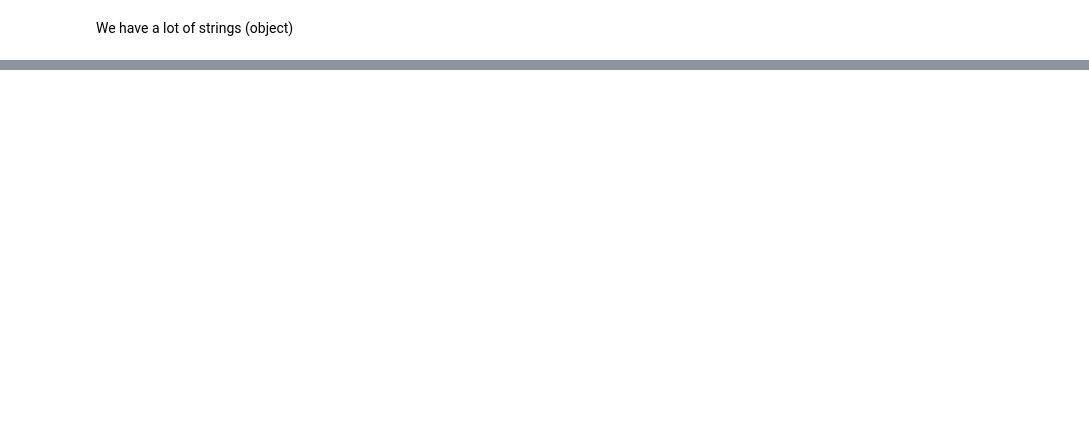
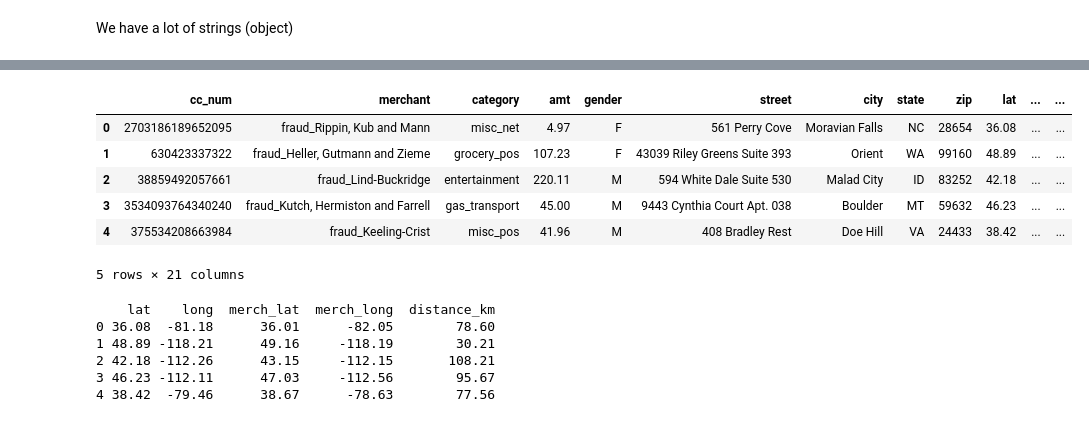
Before and after one commit to MarcGerais/DIA_ML, a Jupyter notebook: Project_Preprocess.ipynb, the cells around one changed output, grey strips where cells are left out. Drawn from its saved outputs; the diff is of its cells as text; code cells hidden in the pictures; blank space fills up the shorter version.

```diff
--- a/Project_Preprocess.ipynb
+++ b/Project_Preprocess.ipynb
@@ -66,7 +61,3 @@ from datetime import datetime
 df["dob"] = pd.to_datetime(df["dob"])
 df["age"] = (pd.Timestamp("2020-01-01") - df["dob"]).dt.days // 365
 df = df.drop(columns=["dob"])
-# %%
-pd.set_option('display.float_format', '{:.2f}'.format)
-df_val_num = df[["amt","city_pop","age"]]
-df_val_num.describe()
@@ -82,0 +82,25 @@ df_val_num.describe()
+# %%
+import plotly.express as px
+
+
+if 'month' not in df.columns:
+
+    df['trans_date_trans_time'] = pd.to_datetime(df['trans_date_trans_time'])
+    df['month'] = df['trans_date_trans_time'].dt.month
+
+frauds_per_month = df[df['is_fraud'] == 1].groupby('month').size().reset_index(name='count')
+
+fig5 = px.bar(
+    frauds_per_month,
+    x='month',
+    y='count',
+    title="Nombre de fraudes par mois",
+    labels={'month': 'Mois', 'count': 'Nombre de fraudes'},
+    text='count'  # Affiche le chiffre au-dessus de la barre
+)
+
+# Amélioration visuelle
+fig5.update_traces(textposition='outside')
+fig5.update_layout(xaxis=dict(tickmode='linear', tick0=1, dtick=1)) # Affiche tous les mois (1 à 12)
+
+fig5.show()
@@ -110,0 +167,10 @@ KeyError: "['trans_num', 'first', 'last'] not found in axis"
+# %%
+df.head()
+# %% [output]
+|  | cc_num | merchant | category | amt | gender | street | city | state | zip | lat | ... | ... |
+| 0 | 2703186189652095 | fraud_Rippin, Kub and Mann | misc_net | 4.97 | F | 561 Perry Cove | Moravian Falls | NC | 28654 | 36.08 | ... | ... |
+| 1 | 630423337322 | fraud_Heller, Gutmann and Zieme | grocery_pos | 107.23 | F | 43039 Riley Greens Suite 393 | Orient | WA | 99160 | 48.89 | ... | ... |
+| 2 | 38859492057661 | fraud_Lind-Buckridge | entertainment | 220.11 | M | 594 White Dale Suite 530 | Malad City | ID | 83252 | 42.18 | ... | ... |
+| 3 | 3534093764340240 | fraud_Kutch, Hermiston and Farrell | gas_transport | 45.00 | M | 9443 Cynthia Court Apt. 038 | Boulder | MT | 59632 | 46.23 | ... | ... |
+| 4 | 375534208663984 | fraud_Keeling-Crist | misc_pos | 41.96 | M | 408 Bradley Rest | Doe Hill | VA | 24433 | 38.42 | ... | ... |
+5 rows × 21 columns
@@ -110,0 +185,33 @@ KeyError: "['trans_num', 'first', 'last'] not found in axis"
+# %%
+import numpy as np
+
+def haversine_vectorized(lat1, lon1, lat2, lon2):
+
+    # Radius of earth
+    R = 6371.0
+
+    # degrees in rads
+    lat1_rad = np.radians(lat1)
+    lon1_rad = np.radians(lon1)
+    lat2_rad = np.radians(lat2)
+    lon2_rad = np.radians(lon2)
+
+    dlat = lat2_rad - lat1_rad
+    dlon = lon2_rad - lon1_rad
+
+    # Harvesine Formula
+    a = np.sin(dlat / 2)**2 + np.cos(lat1_rad) * np.cos(lat2_rad) * np.sin(dlon / 2)**2
+    c = 2 * np.arctan2(np.sqrt(a), np.sqrt(1 - a))
+
+    return R * c
+
+
+df['distance_km'] = haversine_vectorized(df['lat'], df['long'], df['merch_lat'], df['merch_long'])
+print(df[['lat', 'long', 'merch_lat', 'merch_long', 'distance_km']].head())
+# %% [output]
+    lat    long  merch_lat  merch_long  distance_km
+0 36.08  -81.18      36.01      -82.05        78.60
+1 48.89 -118.21      49.16     -118.19        30.21
+2 42.18 -112.26      43.15     -112.15       108.21
+3 46.23 -112.11      47.03     -112.56        95.67
+4 38.42  -79.46      38.67      -78.63        77.56
```
Also changed, not shown: parts of 19 cells of this notebook.
